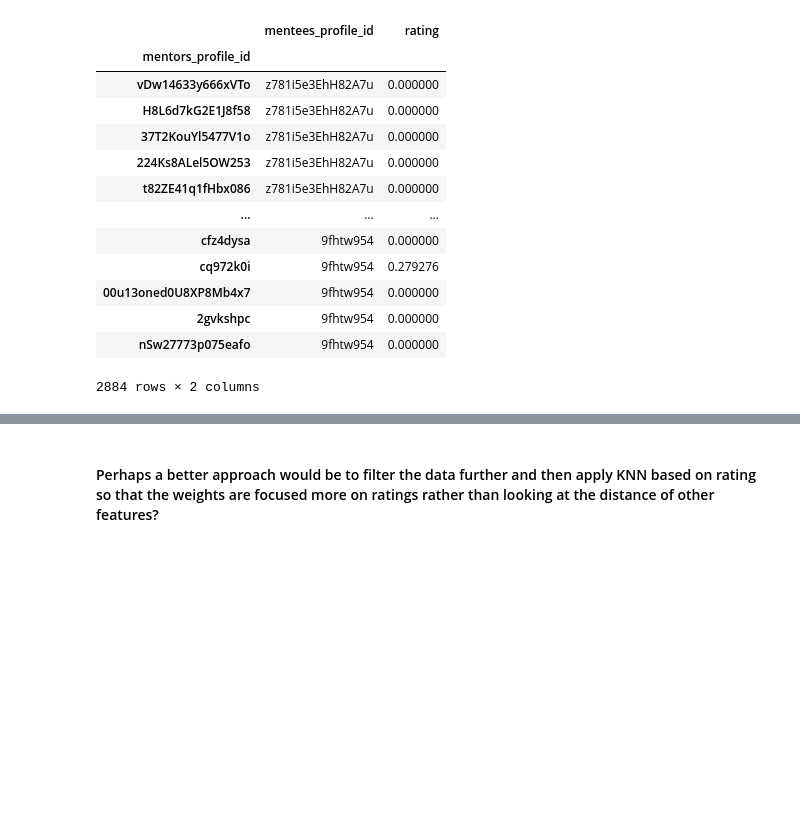
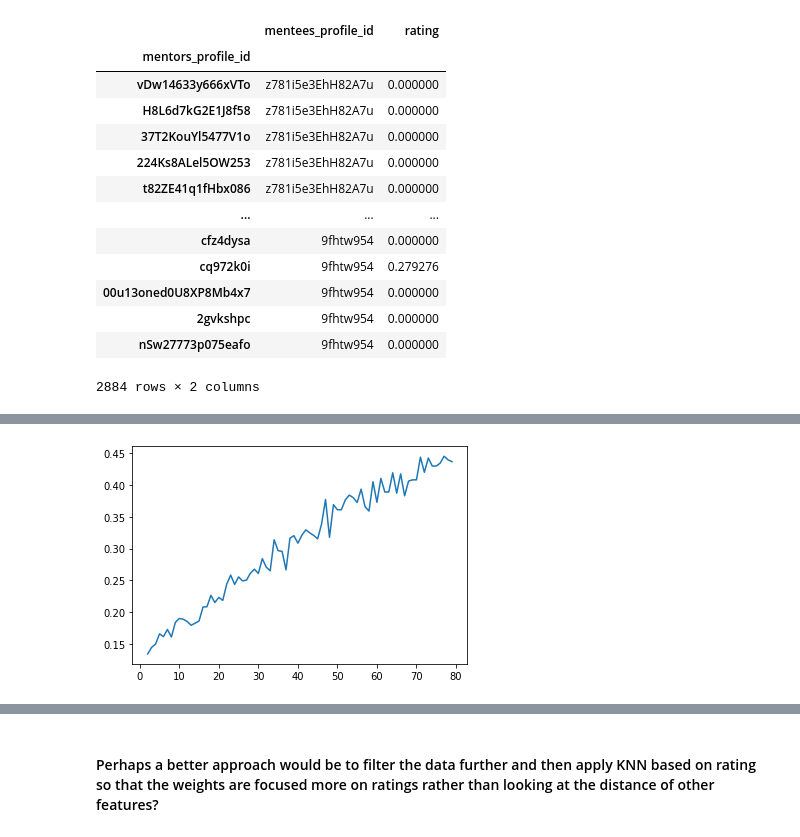
Before and after one commit to BloomTech-Labs/underdog-devs-ds-a, a Jupyter notebook: notebooks/KNN.ipynb, the cells around one changed output, grey strips where cells are left out. Saved outputs shown, nothing was run; the diff lists cells and outputs as text; code cells hidden in the pictures; blank space fills up the shorter version.

```diff
--- a/notebooks/KNN.ipynb
+++ b/notebooks/KNN.ipynb
@@ -128,0 +128,5 @@ combined = reviews.merge(mentors, left_index=True, right_index=True)
+# %%
+plt.plot(range(2, 80), silhouette_avg_n_clusters)
+plt.show()
+# %% [output]
+[figure, added]
```
Also changed, not shown: parts of 28 cells of this notebook.
